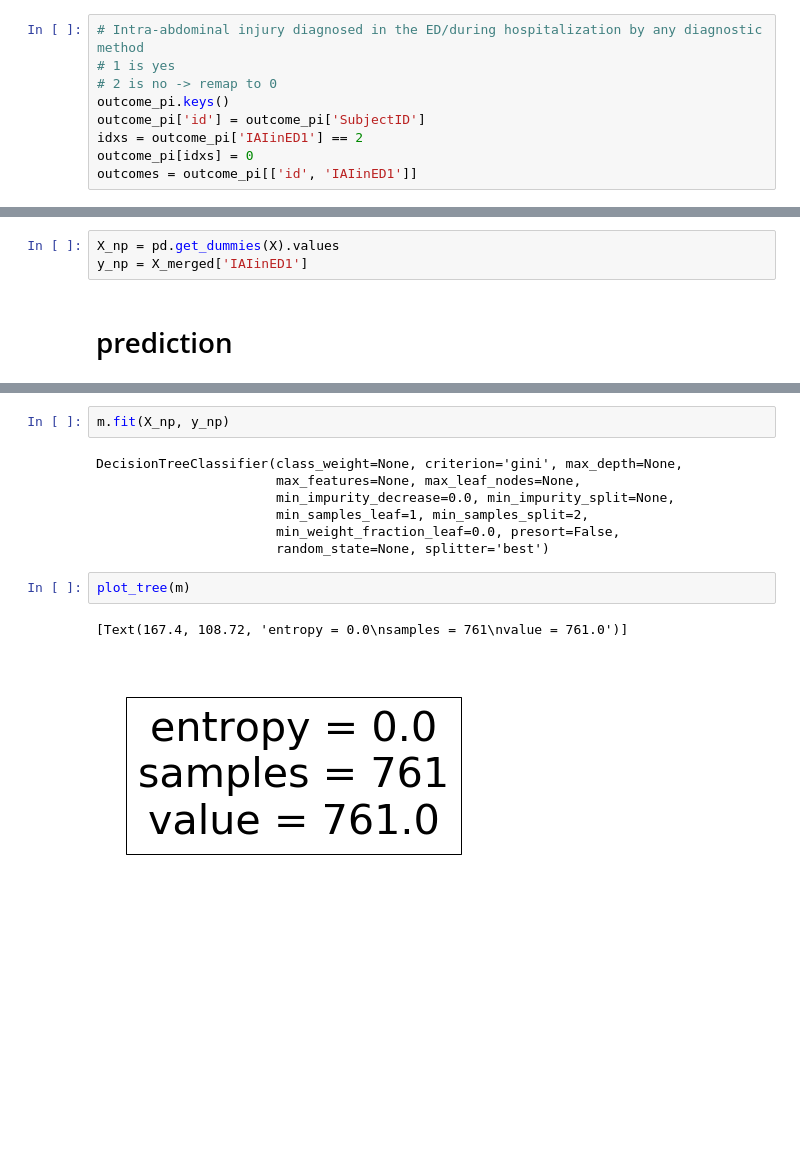
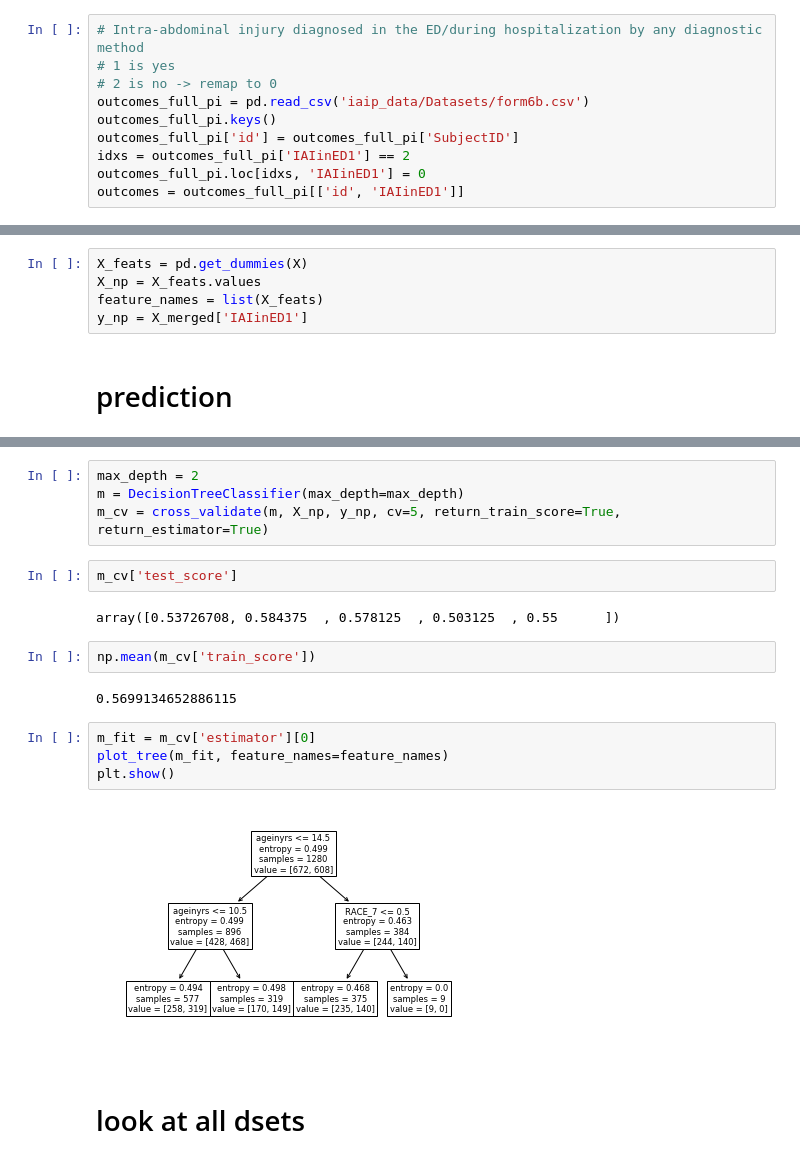
Before and after one commit to csinva/iai-clinical-decision-rule, a Jupyter notebook: eda.ipynb, the cells around one changed output, grey strips where cells are left out. Drawn from its saved outputs; the diff is of its cells as text; blank space fills up the shorter version.

```diff
--- a/eda.ipynb
+++ b/eda.ipynb
@@ -40,11 +30,12 @@ Index(['SubjectID', 'IAIinED1', 'Liver', 'CTGrade', 'Spleen', 'CTGrade2',
 # Intra-abdominal injury diagnosed in the ED/during hospitalization by any diagnostic method
 # 1 is yes
 # 2 is no -> remap to 0
-outcome_pi.keys()
-outcome_pi['id'] = outcome_pi['SubjectID']
-idxs = outcome_pi['IAIinED1'] == 2
-outcome_pi[idxs] = 0
-outcomes = outcome_pi[['id', 'IAIinED1']]
+outcomes_full_pi = pd.read_csv('iaip_data/Datasets/form6b.csv')
+outcomes_full_pi.keys()
+outcomes_full_pi['id'] = outcomes_full_pi['SubjectID']
+idxs = outcomes_full_pi['IAIinED1'] == 2
+outcomes_full_pi.loc[idxs, 'IAIinED1'] = 0
+outcomes = outcomes_full_pi[['id', 'IAIinED1']]
 # %% [markdown]
 # make full data matrix
 # %%
@@ -73,5 +60,7 @@ Index(['SubjectID', 'SEX', 'RACE', 'OTHER_RACE', 'HISPANIC_ETHNICITY',
 # %%
-X_np = pd.get_dummies(X).values
+X_feats = pd.get_dummies(X)
+X_np = X_feats.values
+feature_names = list(X_feats)
 y_np = X_merged['IAIinED1']
 # %% [markdown]
 # prediction
@@ -80,14 +67,20 @@ m = DecisionTreeClassifier()
-# %%
-m.fit(X_np, y_np)
-# %% [output]
-DecisionTreeClassifier(class_weight=None, criterion='gini', max_depth=None,
-                       max_features=None, max_leaf_nodes=None,
-                       min_impurity_decrease=0.0, min_impurity_split=None,
-                       min_samples_leaf=1, min_samples_split=2,
-                       min_weight_fraction_leaf=0.0, presort=False,
-                       random_state=None, splitter='best')
-# %%
-plot_tree(m)
-# %% [output]
-[Text(167.4, 108.72, 'entropy = 0.0\nsamples = 761\nvalue = 761.0')]
-[figure, removed]
+# %%
+max_depth = 2
+m = DecisionTreeClassifier(max_depth=max_depth)
+m_cv = cross_validate(m, X_np, y_np, cv=5, return_train_score=True, return_estimator=True)
+# %%
+m_cv['test_score']
+# %% [output]
+array([0.53726708, 0.584375  , 0.578125  , 0.503125  , 0.55      ])
+# %%
+np.mean(m_cv['train_score'])
+# %% [output]
+0.5699134652886115
+# %%
+m_fit = m_cv['estimator'][0]
+plot_tree(m_fit, feature_names=feature_names)
+plt.show()
+# %% [output]
+[figure, added]
+# %% [markdown]
+# look at all dsets
```
Also changed, not shown: parts of 11 cells of this notebook, 3 other files.
